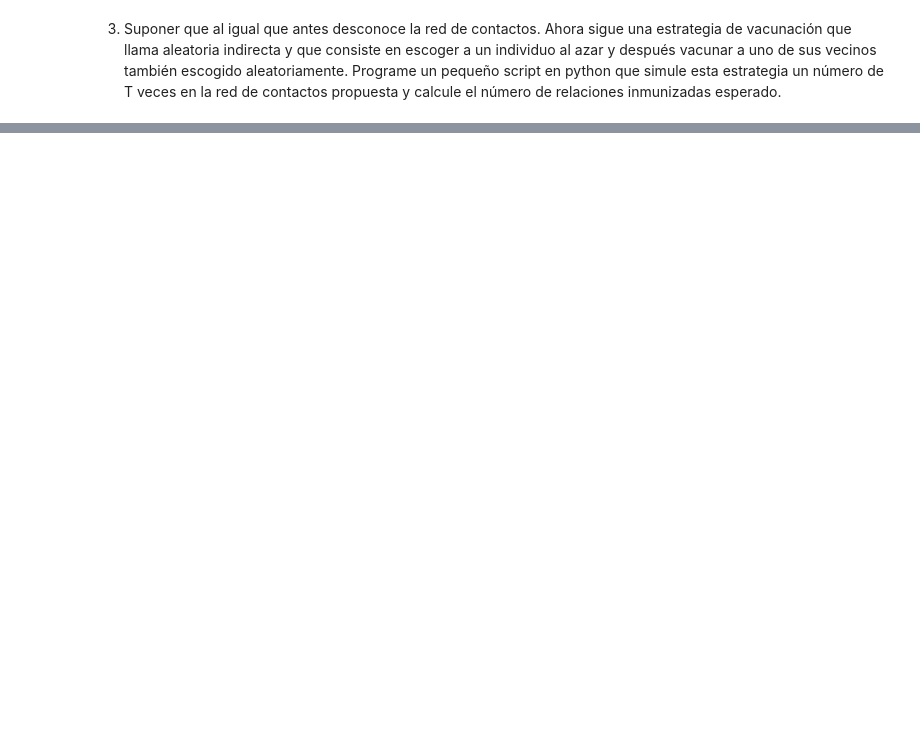
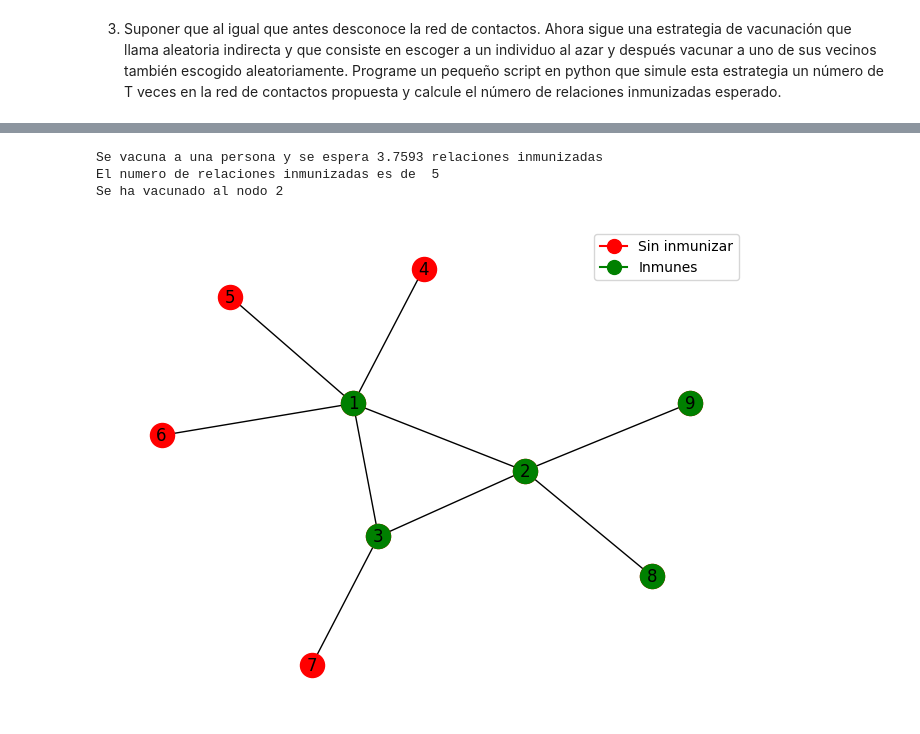
Before and after one commit to CristianFernandezM/NuevasTecnologias, a Jupyter notebook: Pratica4.ipynb, the cells around one changed output, grey strips where cells are left out. Cells and saved outputs as stored; diff of their text form; code cells hidden in the pictures; blank space fills up the shorter version.

```diff
--- a/Pratica4.ipynb
+++ b/Pratica4.ipynb
@@ -134,0 +182,48 @@ Relaciones esperadas: 6.222222222222222
+# %%
+import networkx as nx
+import random
+import matplotlib.pyplot as plt
+
+def vacunacionAleatoriaIndirecta(G):
+    # Lista con los nodos de la red que le pasemos
+    listaPersonas = list(G.nodes)
+
+    # Selecciona el index de la lista de gente sin vacunar
+    vacunado = random.choice(listaPersonas)
+
+    # Lista de vecinos al cual escogeremos uno al azar
+    listaRelaciones = list(G.neighbors(vacunado))
+
+    # Tenemos al vecino aleatorio vacunado
+    inmunizado = random.choice(listaRelaciones) if listaRelaciones else None
+
+    if inmunizado is None:
+        print("El nodo seleccionado no tiene vecinos.")
+        return
+
+    # Calculamos las relaciones inmunizadas
+    numRelacionesIn = [inmunizado] + list(G.neighbors(inmunizado))
+
+    # Usamos formula para calcular cuantas relaciones inmunes se esperan
+    sumGrados = sum(sum(G.degree[vecino] for vecino in G.neighbors(nodo)) / len(list(G.neighbors(nodo))) for nodo in listaPersonas) / len(listaPersonas)
+
+    print("Se vacuna a una persona y se espera", round(sumGrados, 4), "relaciones inmunizadas")
+    print("El numero de relaciones inmunizadas es de ", len(numRelacionesIn))
+    print("Se ha vacunado al nodo", inmunizado)
+
+    # Dibujamos como quedaría el grafo
+    pos = nx.layout.kamada_kawai_layout(G)
+    nx.draw(G, pos, with_labels=True, node_color='r')
+    nx.draw_networkx_nodes(G, pos, numRelacionesIn, node_color='g')
+    # Crear leyenda
+    red_line = mlines.Line2D([], [], color='red', marker='o', markersize=10, label='Sin inmunizar')
+    green_line = mlines.Line2D([], [], color='green', marker='o', markersize=10, label='Inmunes')
+    plt.legend(handles=[red_line, green_line])
+    plt.show()
+# %%
+vacunacionAleatoriaIndirecta(G)
+# %% [output]
+Se vacuna a una persona y se espera 3.7593 relaciones inmunizadas
+El numero de relaciones inmunizadas es de  5
+Se ha vacunado al nodo 2
+[figure, added]
```
Also changed, not shown: parts of 10 cells of this notebook, 1 other file.
